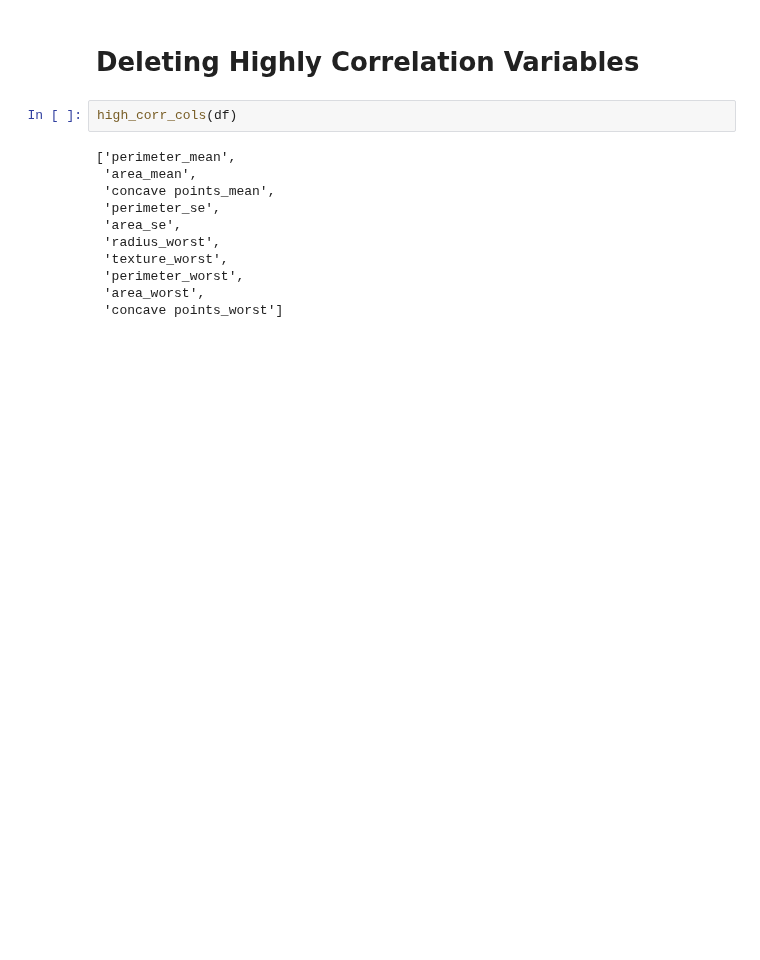
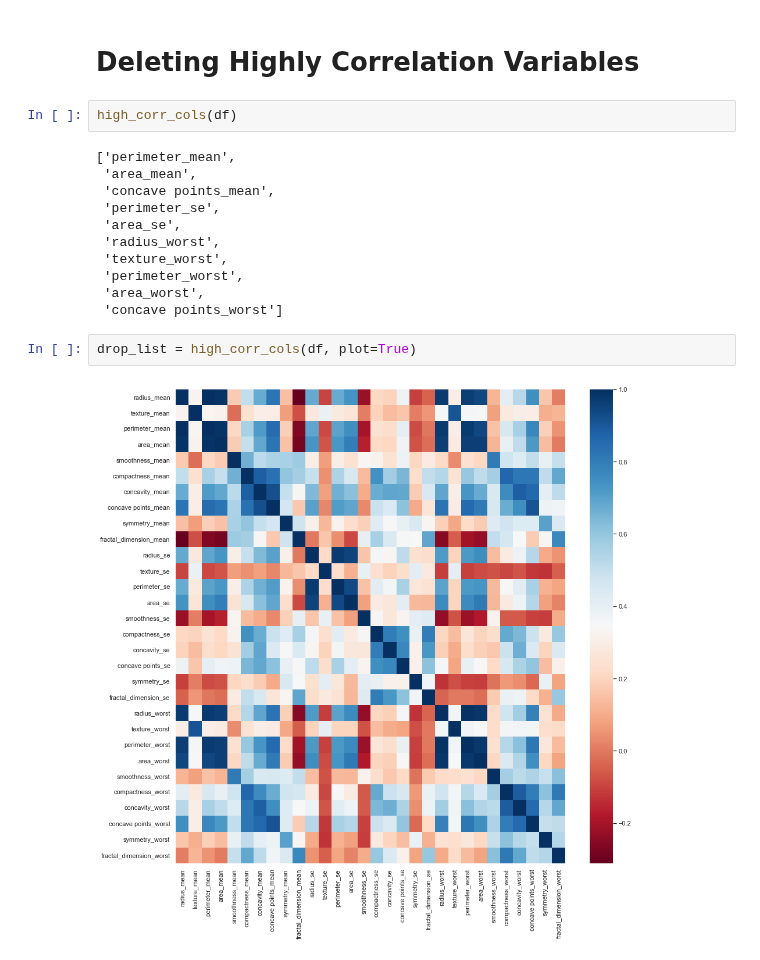
Before and after one commit to batuhanmtl/Pre-Model, a Jupyter notebook: ModulUsageExample2.ipynb, the cells around one changed output. Cells and saved outputs as stored; diff of their text form; blank space fills up the shorter version.

```diff
--- a/ModulUsageExample2.ipynb
+++ b/ModulUsageExample2.ipynb
@@ -351,3 +351,7 @@ high_corr_cols(df)
  'perimeter_worst',
  'area_worst',
  'concave points_worst']
+# %%
+drop_list = high_corr_cols(df, plot=True)
+# %% [output]
+[figure, added]
```
